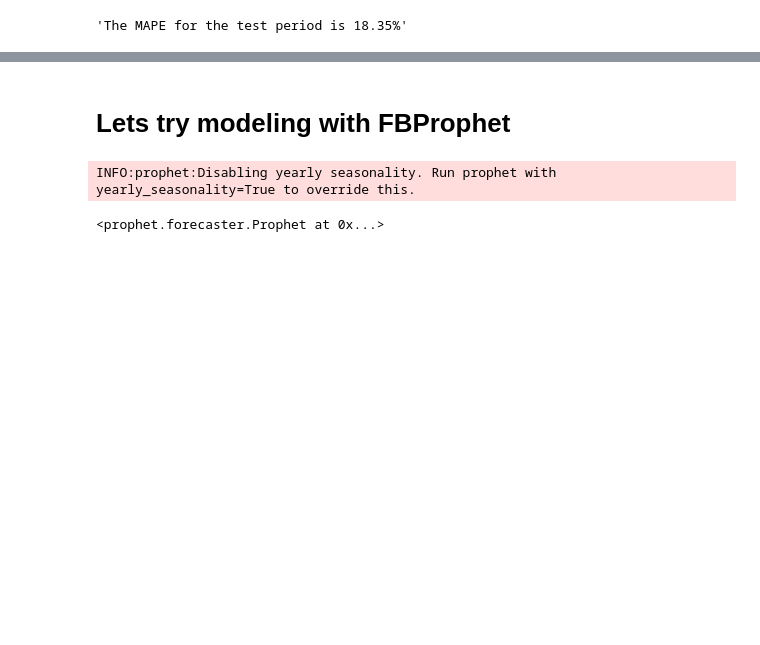
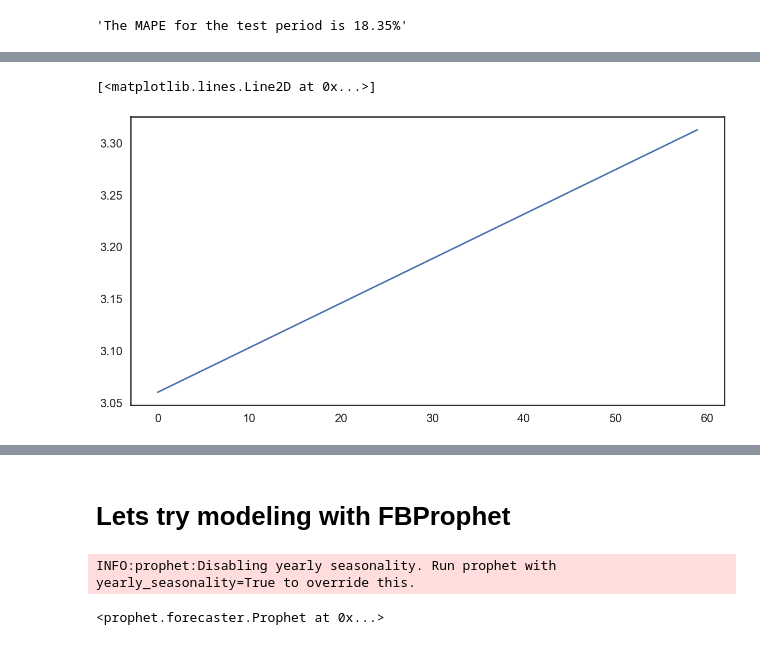
Before and after one commit to davidfox87/EV_forecasting, a Jupyter notebook: EDA_ML.ipynb, the cells around one changed output, grey strips where cells are left out. Drawn from its saved outputs; the diff is of its cells as text; code cells hidden in the pictures; blank space fills up the shorter version.

```diff
--- a/EDA_ML.ipynb
+++ b/EDA_ML.ipynb
@@ -375,0 +456,8 @@ f'The MAPE for the test period is {mape*100:.2f}%'
+# %%
+future_dates = np.array(range(len(df2_), len(df2_) + 60))
+pred_lin_future = reg.predict(future_dates.reshape(-1,1))
+# %%
+plt.plot(pred_lin_future)
+# %% [output]
+[<matplotlib.lines.Line2D at 0x...>]
+[figure, added]
```
Also changed, not shown: parts of 18 cells of this notebook.
